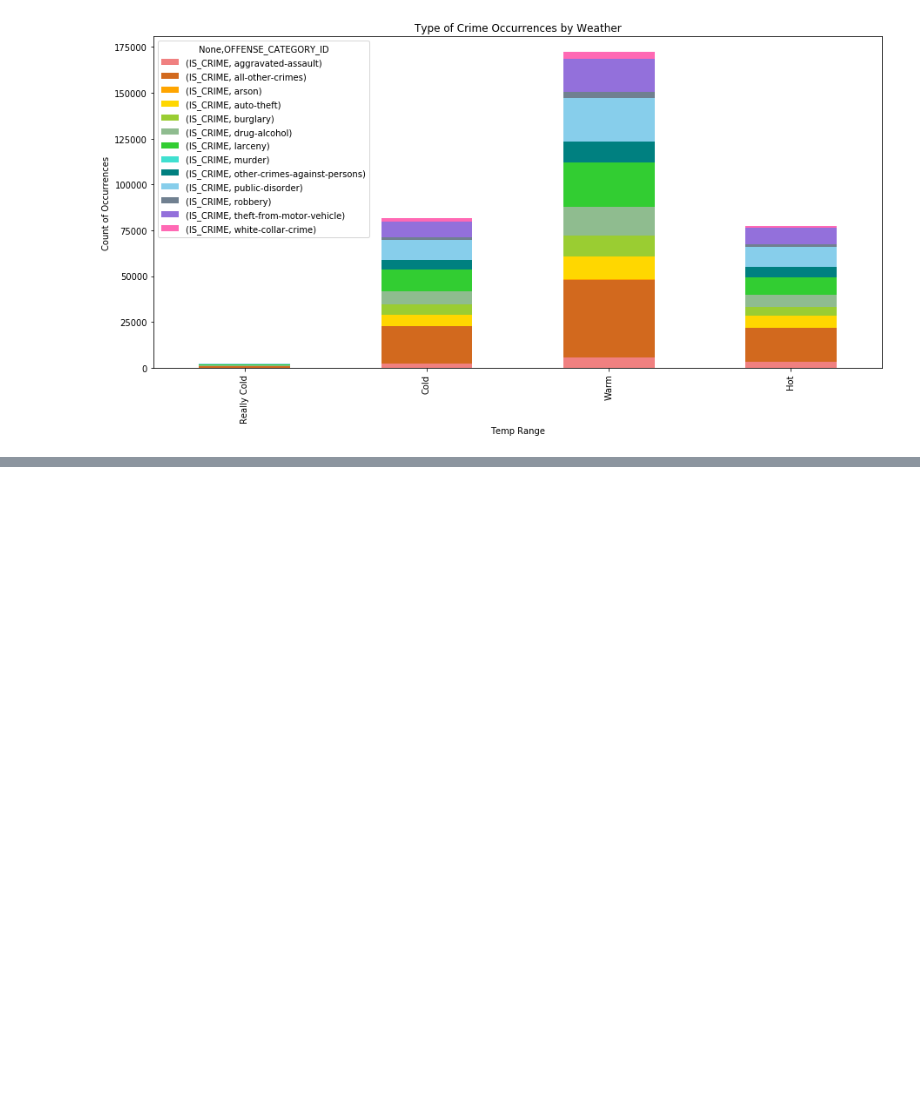
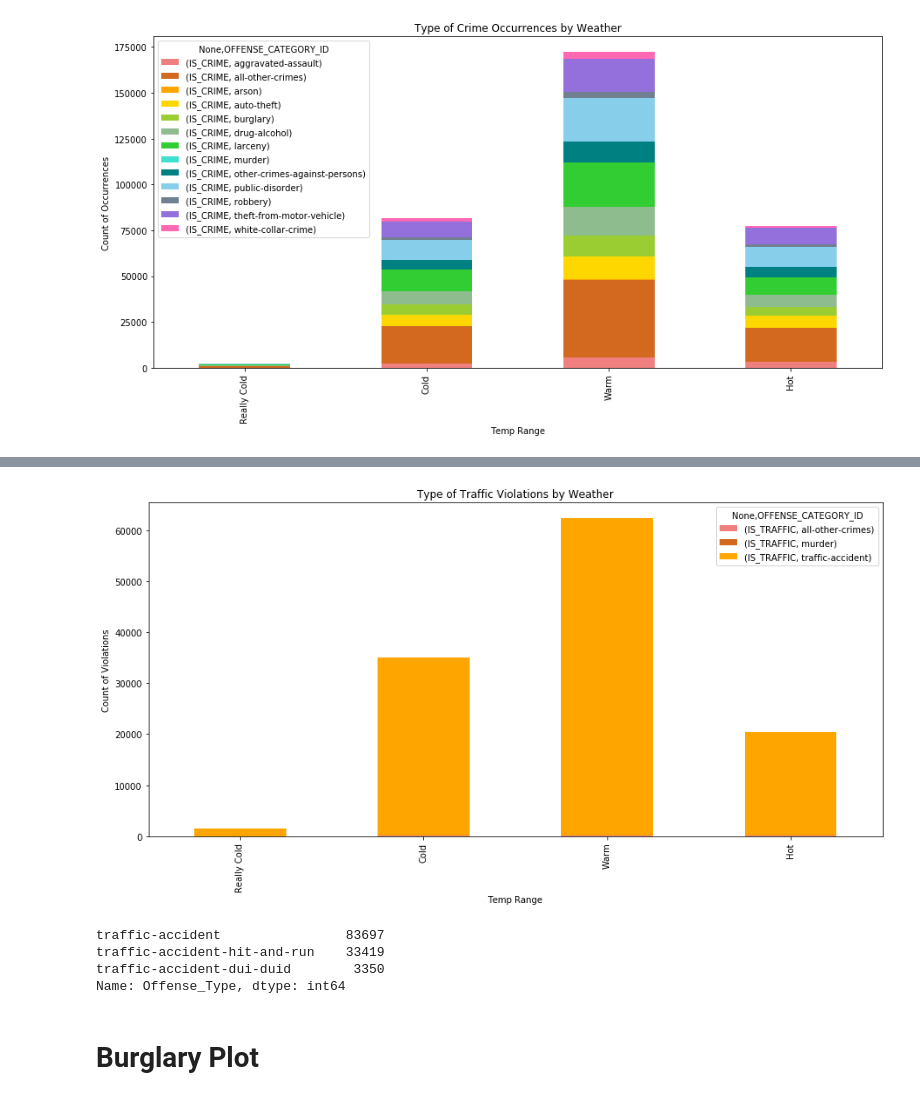
Before and after one commit to chamb-ferly/python_g_project, a Jupyter notebook: CR_crime_weather.ipynb, the cells around one changed output, grey strips where cells are left out. Drawn from its saved outputs; the diff is of its cells as text; code cells hidden in the pictures; blank space fills up the shorter version.

```diff
--- a/CR_crime_weather.ipynb
+++ b/CR_crime_weather.ipynb
@@ -116,0 +128,4 @@ plt.show()
+# %%
+# filter out crime violations
+istraffic_df = cw_orig[cw_orig['IS_TRAFFIC']==1]
+istraffic_df.head()
@@ -116,0 +139,23 @@ plt.show()
+# %%
+# traffic violation vs temp table
+traffic_temp = istraffic_df[['OFFENSE_CATEGORY_ID','IS_TRAFFIC','Temp Range']]
+traffic_pivot = traffic_temp.pivot_table(traffic_temp, index='Temp Range', columns='OFFENSE_CATEGORY_ID',
+                                  aggfunc='count')
+# stacked bar chart
+# traffic_pivot.plot.bar(stacked=True, color=colors, figsize=(15,7))
+# plt.ylabel("Count of Violations")
+# plt.title("Type of Traffic Violations by Weather")
+# plt.show()
+# %% [output]
+[figure, added]
+# %%
+traffic_type = istraffic_df[istraffic_df['OFFENSE_CATEGORY_ID']=="traffic-accident"]
+traffic_df = pd.DataFrame(traffic_type)
+traffic_df['Offense_Type'].value_counts()
+# %% [output]
+traffic-accident                83697
+traffic-accident-hit-and-run    33419
+traffic-accident-dui-duid        3350
+Name: Offense_Type, dtype: int64
+# %% [markdown]
+# Burglary Plot
```
Also changed, not shown: parts of 12 cells of this notebook.
